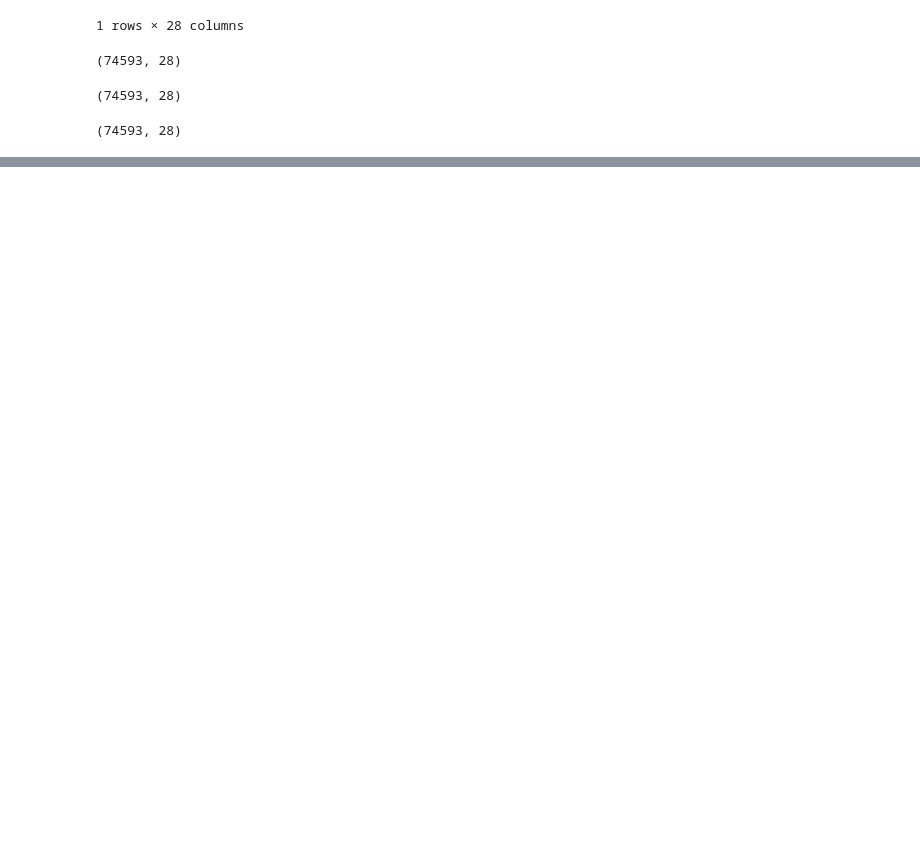
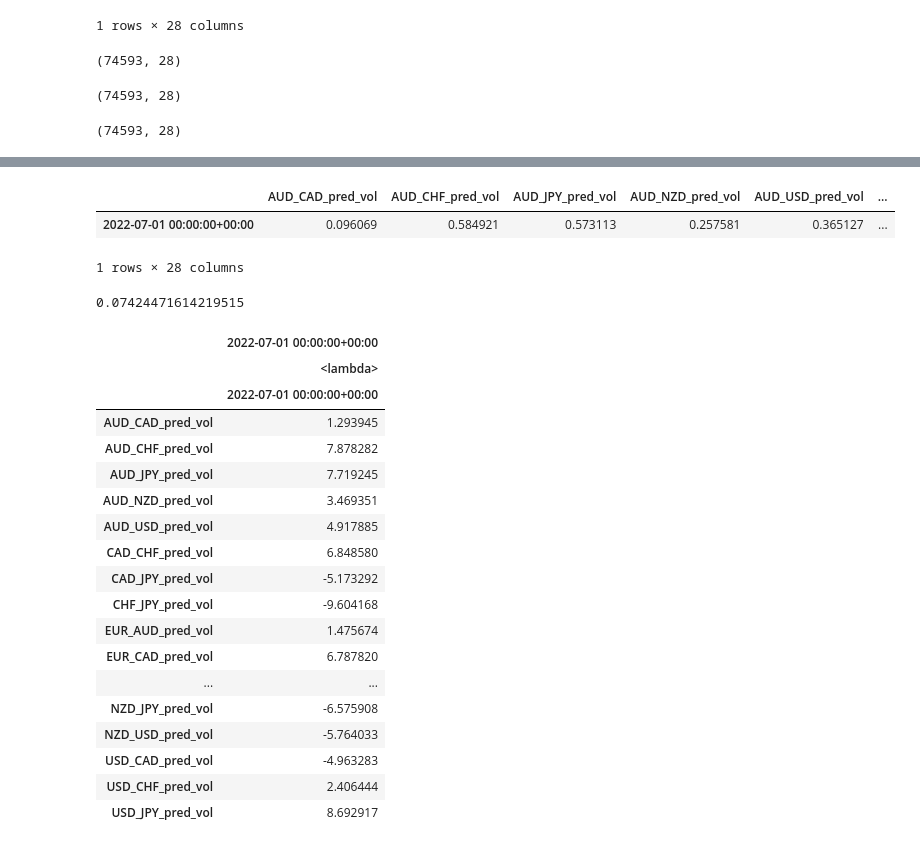
Before and after one commit to alexcolls/rex-ai, a Jupyter notebook: notebooks/marti/risk_management.ipynb, the cells around one changed output, grey strips where cells are left out. Saved outputs shown, nothing was run; the diff lists cells and outputs as text; code cells hidden in the pictures; blank space fills up the shorter version.

```diff
--- a/notebooks/marti/risk_management.ipynb
+++ b/notebooks/marti/risk_management.ipynb
@@ -119,0 +114,45 @@ cor
+# %%
+cor = cor.T
+pred
+# %% [output]
+|  | AUD_CAD_pred_vol | AUD_CHF_pred_vol | AUD_JPY_pred_vol | AUD_NZD_pred_vol | AUD_USD_pred_vol | ... |
+| 2022-07-01 00:00:00+00:00 | 0.096069 | 0.584921 | 0.573113 | 0.257581 | 0.365127 | ... |
+1 rows × 28 columns
+# %%
+def weighted_volatility(volatility):
+    weight = pd.DataFrame([])
+
+    weight = volatility.apply(lambda x: x / volatility.mean() for x in volatility)
+    return  weight
+# %%
+
+
+pred = pred.T
+print(pred["2022-07-01 00:00:00+00:00"].mean())
+# display(pred, w )
+# %% [output]
+0.07424471614219515
+# %%
+w = weighted_volatility(pred)
+# %%
+w
+# %% [output]
+|  | 2022-07-01 00:00:00+00:00 |
+|  | <lambda> |
+|  | 2022-07-01 00:00:00+00:00 |
+| AUD_CAD_pred_vol | 1.293945 |
+| AUD_CHF_pred_vol | 7.878282 |
+| AUD_JPY_pred_vol | 7.719245 |
+| AUD_NZD_pred_vol | 3.469351 |
+| AUD_USD_pred_vol | 4.917885 |
+| CAD_CHF_pred_vol | 6.848580 |
+| CAD_JPY_pred_vol | -5.173292 |
+| CHF_JPY_pred_vol | -9.604168 |
+| EUR_AUD_pred_vol | 1.475674 |
+| EUR_CAD_pred_vol | 6.787820 |
+| ... | ... |
+| NZD_JPY_pred_vol | -6.575908 |
+| NZD_USD_pred_vol | -5.764033 |
+| USD_CAD_pred_vol | -4.963283 |
+| USD_CHF_pred_vol | 2.406444 |
+| USD_JPY_pred_vol | 8.692917 |
```
Also changed, not shown: parts of 4 cells of this notebook, 1 other file.
